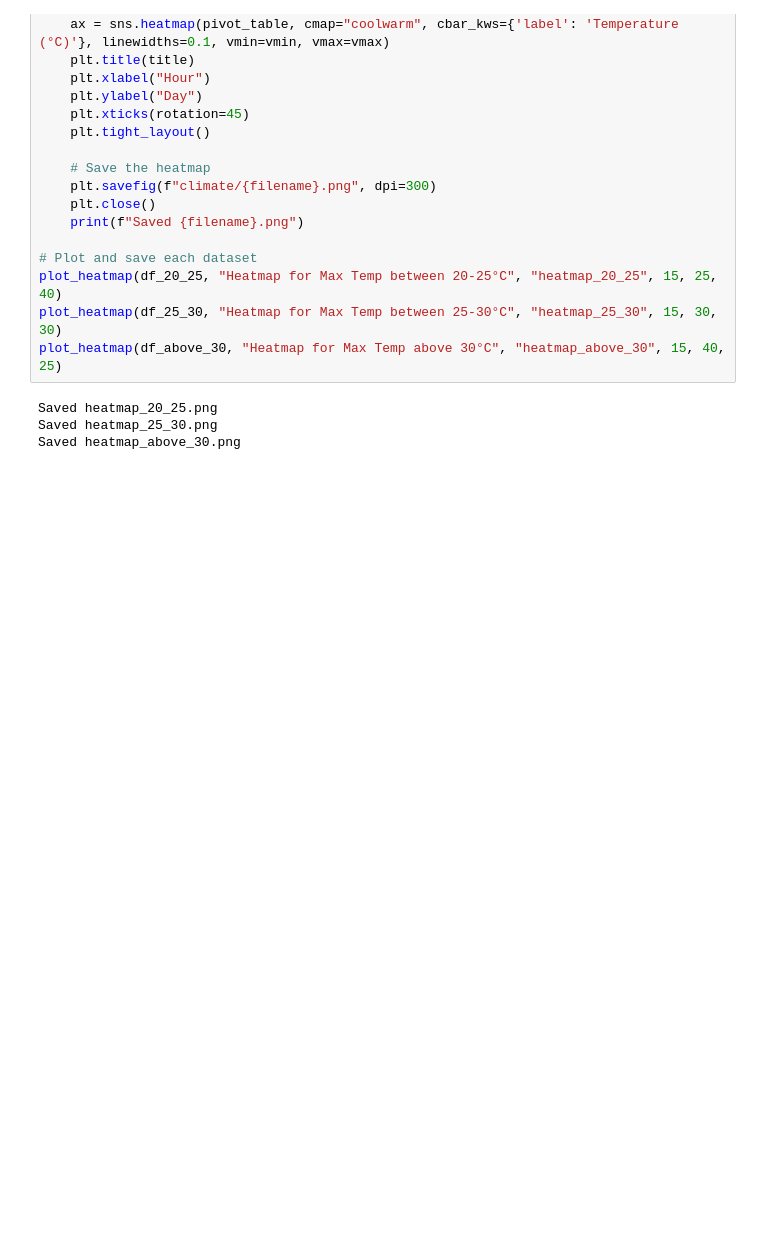
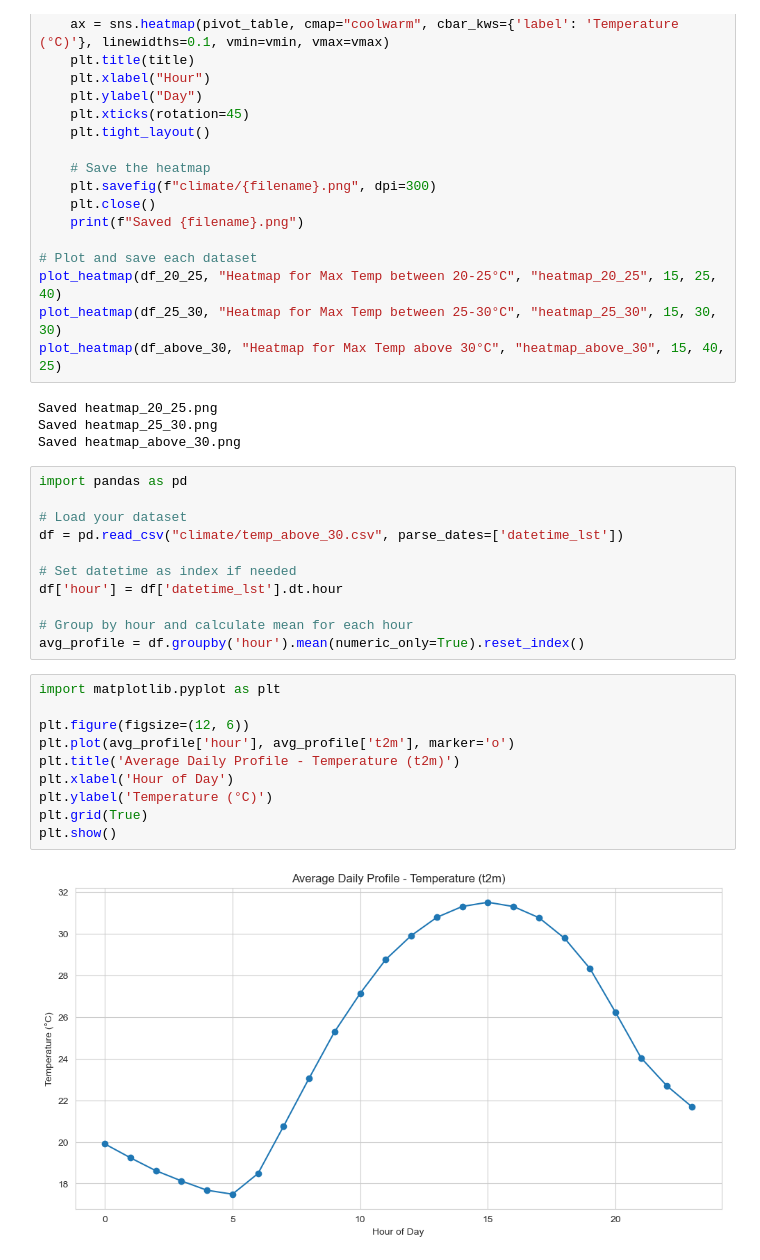
Before and after one commit to jsscmnhn/UMEP_thesis, a Jupyter notebook: j_dataprep/climatedata.ipynb, the cells around one changed output. Saved outputs shown, nothing was run; the diff lists cells and outputs as text; blank space fills up the shorter version.

Commit message:
synthetic datasets

```diff
--- a/j_dataprep/climatedata.ipynb
+++ b/j_dataprep/climatedata.ipynb
@@ -71,3 +71,26 @@ plot_heatmap(df_above_30, "Heatmap for Max Temp above 30°C", "heatmap_above_30"
 Saved heatmap_20_25.png
 Saved heatmap_25_30.png
 Saved heatmap_above_30.png
+# %%
+import pandas as pd
+
+# Load your dataset
+df = pd.read_csv("climate/temp_above_30.csv", parse_dates=['datetime_lst'])
+
+# Set datetime as index if needed
+df['hour'] = df['datetime_lst'].dt.hour
+
+# Group by hour and calculate mean for each hour
+avg_profile = df.groupby('hour').mean(numeric_only=True).reset_index()
+# %%
+import matplotlib.pyplot as plt
+
+plt.figure(figsize=(12, 6))
+plt.plot(avg_profile['hour'], avg_profile['t2m'], marker='o')
+plt.title('Average Daily Profile - Temperature (t2m)')
+plt.xlabel('Hour of Day')
+plt.ylabel('Temperature (°C)')
+plt.grid(True)
+plt.show()
+# %% [output]
+[figure, added]
```
Also changed, not shown: parts of 15 cells of this notebook, 12 other files.
